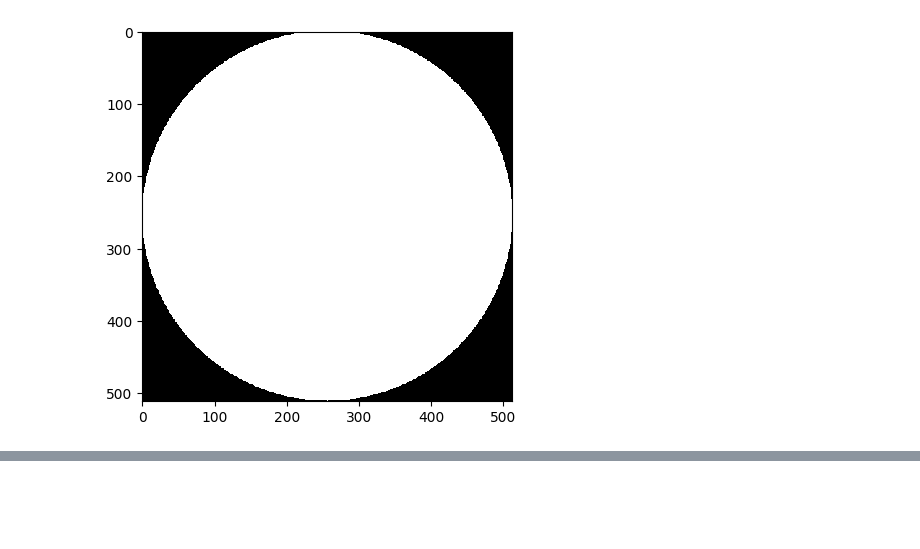
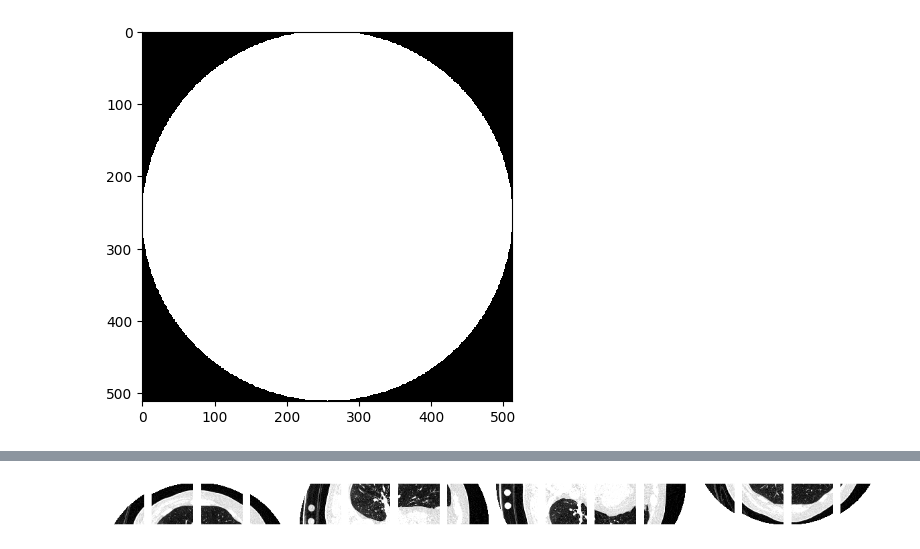
Before and after one commit to MASILab/Inhale_Exhale_CT, a Jupyter notebook: cyclegan_harmonization/patchify_trial.ipynb, the cells around one changed output, grey strips where cells are left out. Saved outputs shown, nothing was run; the diff lists cells and outputs as text; code cells hidden in the pictures; blank space fills up the shorter version.

```diff
--- a/cyclegan_harmonization/patchify_trial.ipynb
+++ b/cyclegan_harmonization/patchify_trial.ipynb
@@ -57,0 +61,54 @@ array([[[-3024., -3024., -3024., ..., -3024., -3024., -3024.],
+# %%
+import numpy as np
+import matplotlib.pyplot as plt
+from skimage.util import view_as_blocks
+import nibabel as nib
+
+# Create a circular mask
+def create_circular_mask(h, w, center=None, radius=None):
+	if center is None:  # use the middle of the image
+		center = (int(w/2), int(h/2))
+	if radius is None:  # use the smallest distance between the center and image walls
+		radius = min(center[0], center[1], w-center[0], h-center[1])
+
+	Y, X = np.ogrid[:h, :w]
+	dist_from_center = np.sqrt((X - center[0])**2 + (Y - center[1])**2)
+
+	mask = dist_from_center <= radius
+	return mask
+
+# Load the NIfTI file
+nifti_file = '/nfs/masi/krishar1/SPIE_2025_InhaleExhaleCT/data_split/train_slices/inspiratory_BONE/COPDGene_H16787_BONE_211.nii.gz'
+nifti_data = nib.load(nifti_file)
+
+# Extract image data
+img = nifti_data.get_fdata()
+
+# Assuming the image is 3D, select a single slice (e.g., the middle slice)
+slice_index = img.shape[2] // 2
+img_slice = img[:, :, slice_index]
+
+# Create a circular mask
+mask = create_circular_mask(*img_slice.shape)
+
+# Apply the mask to the image slice
+masked_img = img_slice * mask
+
+# Extract non-overlapping patches
+patch_size = (128, 128)
+patches = view_as_blocks(np.rot90(masked_img), block_shape=patch_size)
+
+# Flatten the patches array
+patches = patches.reshape(-1, *patch_size)
+
+# Filter out patches that are completely zero (outside the circular region)
+patches = [patch for patch in patches if np.any(patch)]
+
+# Plot the patches
+fig, axes = plt.subplots(1, len(patches), figsize=(15, 15))
+for ax, patch in zip(axes, patches):
+	ax.imshow(patch, cmap='gray', vmin = -1000, vmax = 0)
+	ax.axis('off')
+plt.show()
+# %% [output]
+[figure, added]
```
Also changed, not shown: parts of 2 cells of this notebook.
